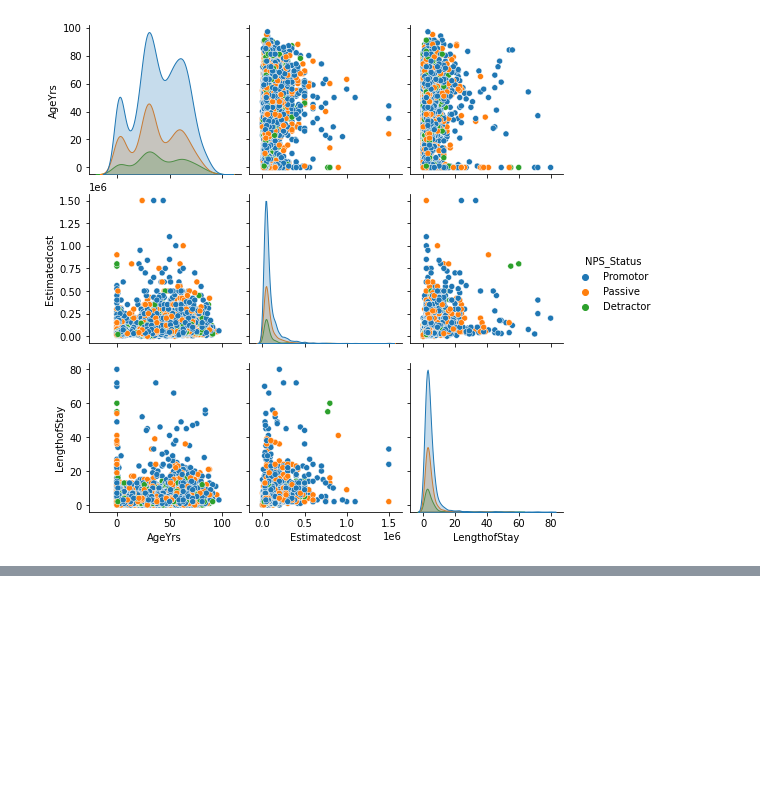
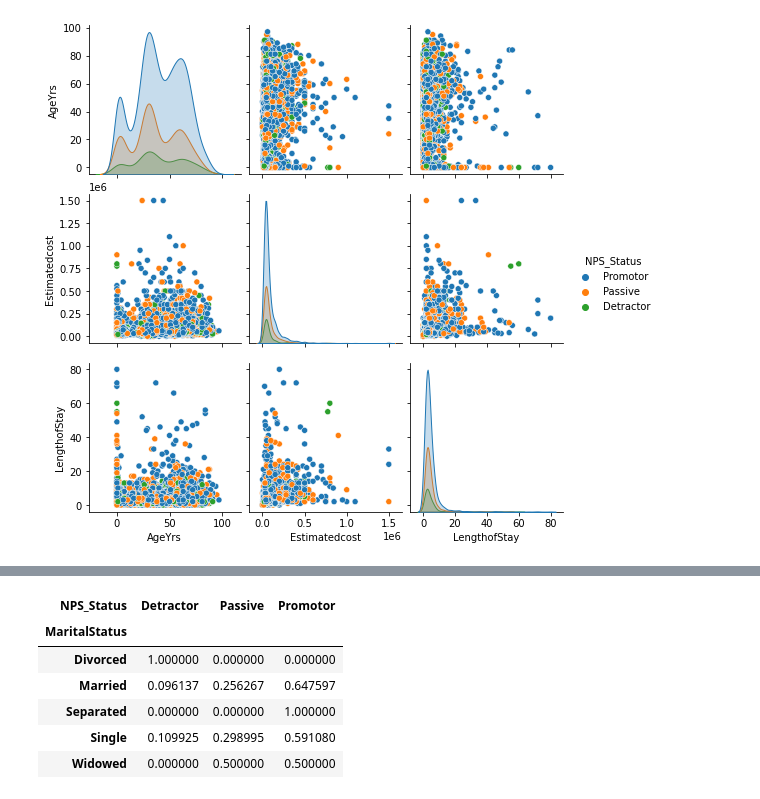
Before and after one commit to manthra16695/Code-360, a Jupyter notebook: Manipal_Hospitals.ipynb, the cells around one changed output, grey strips where cells are left out. Cells and saved outputs as stored; diff of their text form; code cells hidden in the pictures; blank space fills up the shorter version.

```diff
--- a/Manipal_Hospitals.ipynb
+++ b/Manipal_Hospitals.ipynb
@@ -95,0 +136,10 @@ sns.pairplot(numericaldata,hue='NPS_Status')
+# %%
+crosstb ##64% of Married people seems to like the hospital and are Promotors compared to Singles whiere 59% are promotors
+# %% [output]
+| NPS_Status | Detractor | Passive | Promotor |
+| MaritalStatus |  |  |  |
+| Divorced | 1.000000 | 0.000000 | 0.000000 |
+| Married | 0.096137 | 0.256267 | 0.647597 |
+| Separated | 0.000000 | 0.000000 | 1.000000 |
+| Single | 0.109925 | 0.298995 | 0.591080 |
+| Widowed | 0.000000 | 0.500000 | 0.500000 |
```
Also changed, not shown: parts of 8 cells of this notebook.
